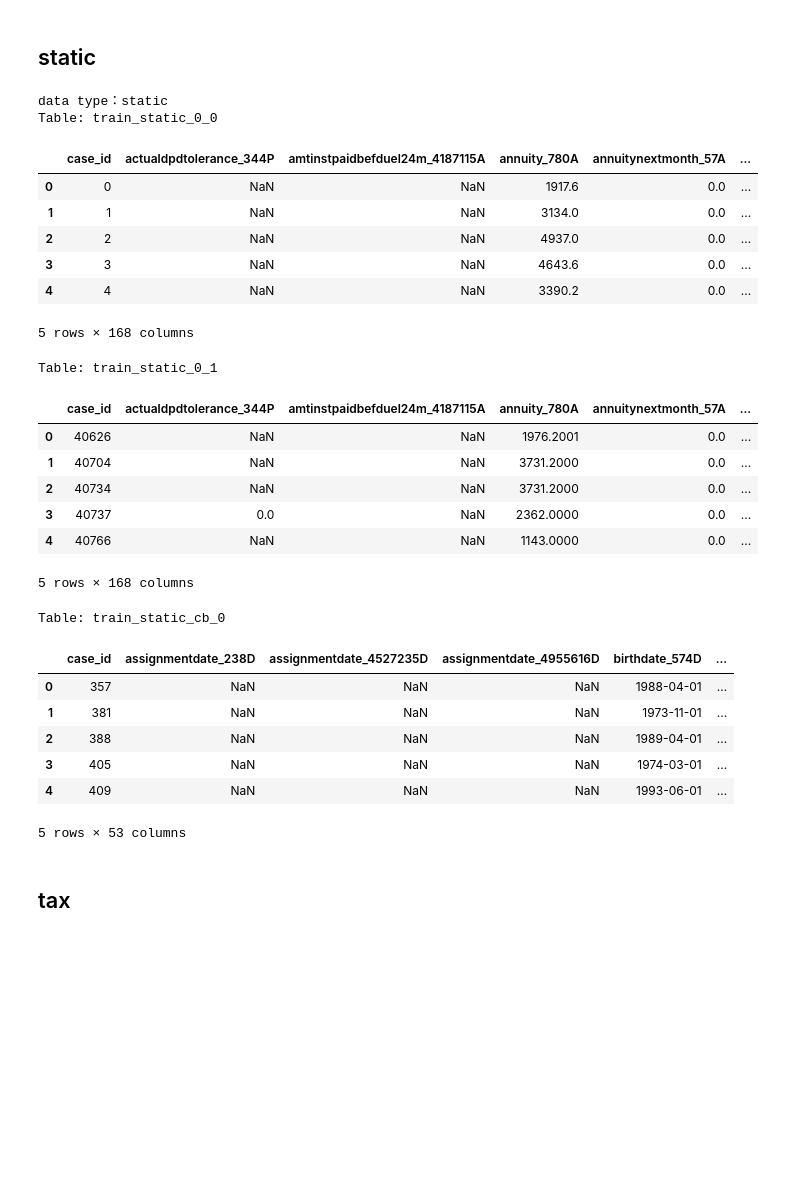
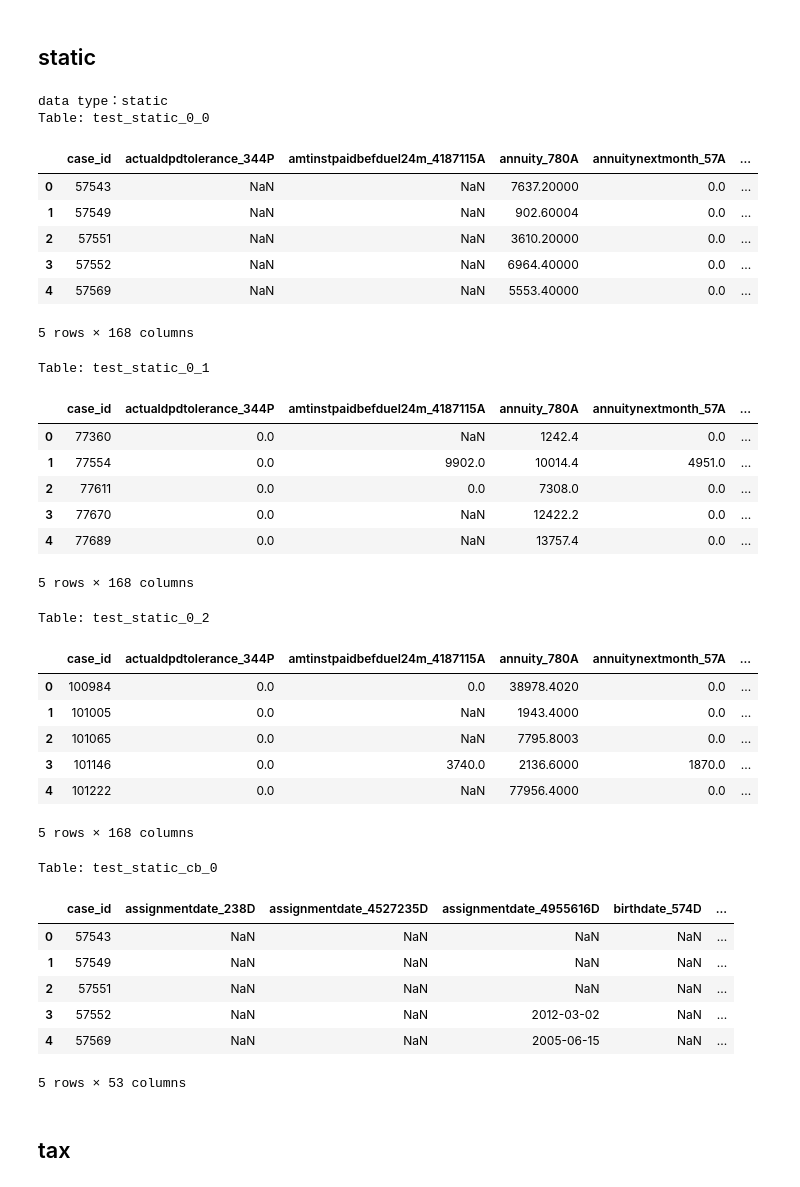
Before and after one commit to godyamap/kaggle, a Jupyter notebook: home_credit/data_check.ipynb, the cells around one changed output. Saved outputs shown, nothing was run; the diff lists cells and outputs as text; code cells hidden in the pictures; blank space fills up the shorter version.

```diff
--- a/home_credit/data_check.ipynb
+++ b/home_credit/data_check.ipynb
@@ -264,14 +282,14 @@ target_data_type = 'deposit'
 print(f'data type：{target_data_type}')
 
 # ディレクトリ内の条件に合致するCSVファイルのリストを取得
-csv_files = [f for f in os.listdir(dataPath + "csv_files/train/") if f.endswith('.csv') and target_data_type in f]
+csv_files = [f for f in os.listdir(dataPath + "csv_files/test/") if f.endswith('.csv') and target_data_type in f]
 
 # 条件に合致するCSVファイルを読み込み、変数に格納し、テーブル名と先頭5行を表示
 for file in sorted(csv_files):
     # ファイル名から拡張子を除いた名前を変数名として使用
     variable_name = file.replace('.csv', '')
     # CSVファイルを読み込み
-    globals()[variable_name] = pd.read_csv(dataPath + "csv_files/train/" + file, nrows=5)
+    globals()[variable_name] = pd.read_csv(dataPath + "csv_files/test/" + file, nrows=5)
     # テーブル名を表示
     print(f"Table: {variable_name}")
     # 先頭5行を表示
@@ -285,14 +310,14 @@ target_data_type = 'debitcard'
 print(f'data type：{target_data_type}')
 
 # ディレクトリ内の条件に合致するCSVファイルのリストを取得
-csv_files = [f for f in os.listdir(dataPath + "csv_files/train/") if f.endswith('.csv') and target_data_type in f]
+csv_files = [f for f in os.listdir(dataPath + "csv_files/test/") if f.endswith('.csv') and target_data_type in f]
 
 # 条件に合致するCSVファイルを読み込み、変数に格納し、テーブル名と先頭5行を表示
 for file in sorted(csv_files):
     # ファイル名から拡張子を除いた名前を変数名として使用
     variable_name = file.replace('.csv', '')
     # CSVファイルを読み込み
-    globals()[variable_name] = pd.read_csv(dataPath + "csv_files/train/" + file, nrows=5)
+    globals()[variable_name] = pd.read_csv(dataPath + "csv_files/test/" + file, nrows=5)
     # テーブル名を表示
     print(f"Table: {variable_name}")
     # 先頭5行を表示
@@ -306,14 +338,14 @@ target_data_type = 'other'
 print(f'data type：{target_data_type}')
 
 # ディレクトリ内の条件に合致するCSVファイルのリストを取得
-csv_files = [f for f in os.listdir(dataPath + "csv_files/train/") if f.endswith('.csv') and target_data_type in f]
+csv_files = [f for f in os.listdir(dataPath + "csv_files/test/") if f.endswith('.csv') and target_data_type in f]
 
 # 条件に合致するCSVファイルを読み込み、変数に格納し、テーブル名と先頭5行を表示
 for file in sorted(csv_files):
     # ファイル名から拡張子を除いた名前を変数名として使用
     variable_name = file.replace('.csv', '')
     # CSVファイルを読み込み
-    globals()[variable_name] = pd.read_csv(dataPath + "csv_files/train/" + file, nrows=5)
+    globals()[variable_name] = pd.read_csv(dataPath + "csv_files/test/" + file, nrows=5)
     # テーブル名を表示
     print(f"Table: {variable_name}")
     # 先頭5行を表示
@@ -334,14 +366,14 @@ target_data_type = 'person'
 print(f'data type：{target_data_type}')
 
 # ディレクトリ内の条件に合致するCSVファイルのリストを取得
-csv_files = [f for f in os.listdir(dataPath + "csv_files/train/") if f.endswith('.csv') and target_data_type in f]
+csv_files = [f for f in os.listdir(dataPath + "csv_files/test/") if f.endswith('.csv') and target_data_type in f]
 
 # 条件に合致するCSVファイルを読み込み、変数に格納し、テーブル名と先頭5行を表示
 for file in sorted(csv_files):
     # ファイル名から拡張子を除いた名前を変数名として使用
     variable_name = file.replace('.csv', '')
     # CSVファイルを読み込み
-    globals()[variable_name] = pd.read_csv(dataPath + "csv_files/train/" + file, nrows=5)
+    globals()[variable_name] = pd.read_csv(dataPath + "csv_files/test/" + file, nrows=5)
     # テーブル名を表示
     print(f"Table: {variable_name}")
     # 先頭5行を表示
@@ -368,46 +400,54 @@ Table: train_person_2
 # %%
 target_data_type = 'static'
 print(f'data type：{target_data_type}')
 
 # ディレクトリ内の条件に合致するCSVファイルのリストを取得
-csv_files = [f for f in os.listdir(dataPath + "csv_files/train/") if f.endswith('.csv') and target_data_type in f]
+csv_files = [f for f in os.listdir(dataPath + "csv_files/test/") if f.endswith('.csv') and target_data_type in f]
 
 # 条件に合致するCSVファイルを読み込み、変数に格納し、テーブル名と先頭5行を表示
 for file in sorted(csv_files):
     # ファイル名から拡張子を除いた名前を変数名として使用
     variable_name = file.replace('.csv', '')
     # CSVファイルを読み込み
-    globals()[variable_name] = pd.read_csv(dataPath + "csv_files/train/" + file, nrows=5)
+    globals()[variable_name] = pd.read_csv(dataPath + "csv_files/test/" + file, nrows=5)
     # テーブル名を表示
     print(f"Table: {variable_name}")
     # 先頭5行を表示
     display(globals()[variable_name].head())
 # %% [output]
 data type：static
-Table: train_static_0_0
+Table: test_static_0_0
 |  | case_id | actualdpdtolerance_344P | amtinstpaidbefduel24m_4187115A | annuity_780A | annuitynextmonth_57A | ... |
-| 0 | 0 | NaN | NaN | 1917.6 | 0.0 | ... |
-| 1 | 1 | NaN | NaN | 3134.0 | 0.0 | ... |
-| 2 | 2 | NaN | NaN | 4937.0 | 0.0 | ... |
-| 3 | 3 | NaN | NaN | 4643.6 | 0.0 | ... |
-| 4 | 4 | NaN | NaN | 3390.2 | 0.0 | ... |
+| 0 | 57543 | NaN | NaN | 7637.20000 | 0.0 | ... |
+| 1 | 57549 | NaN | NaN | 902.60004 | 0.0 | ... |
+| 2 | 57551 | NaN | NaN | 3610.20000 | 0.0 | ... |
+| 3 | 57552 | NaN | NaN | 6964.40000 | 0.0 | ... |
+| 4 | 57569 | NaN | NaN | 5553.40000 | 0.0 | ... |
 5 rows × 168 columns
-Table: train_static_0_1
+Table: test_static_0_1
 |  | case_id | actualdpdtolerance_344P | amtinstpaidbefduel24m_4187115A | annuity_780A | annuitynextmonth_57A | ... |
-| 0 | 40626 | NaN | NaN | 1976.2001 | 0.0 | ... |
-| 1 | 40704 | NaN | NaN | 3731.2000 | 0.0 | ... |
-| 2 | 40734 | NaN | NaN | 3731.2000 | 0.0 | ... |
-| 3 | 40737 | 0.0 | NaN | 2362.0000 | 0.0 | ... |
-| 4 | 40766 | NaN | NaN | 1143.0000 | 0.0 | ... |
+| 0 | 77360 | 0.0 | NaN | 1242.4 | 0.0 | ... |
+| 1 | 77554 | 0.0 | 9902.0 | 10014.4 | 4951.0 | ... |
+| 2 | 77611 | 0.0 | 0.0 | 7308.0 | 0.0 | ... |
+| 3 | 77670 | 0.0 | NaN | 12422.2 | 0.0 | ... |
+| 4 | 77689 | 0.0 | NaN | 13757.4 | 0.0 | ... |
 5 rows × 168 columns
-Table: train_static_cb_0
+Table: test_static_0_2
-|  | case_id | assignmentdate_238D | assignmentdate_4527235D | assignmentdate_4955616D | birthdate_574D | ... |
-| 0 | 357 | NaN | NaN | NaN | 1988-04-01 | ... |
-| 1 | 381 | NaN | NaN | NaN | 1973-11-01 | ... |
-| 2 | 388 | NaN | NaN | NaN | 1989-04-01 | ... |
-| 3 | 405 | NaN | NaN | NaN | 1974-03-01 | ... |
-| 4 | 409 | NaN | NaN | NaN | 1993-06-01 | ... |
+|  | case_id | actualdpdtolerance_344P | amtinstpaidbefduel24m_4187115A | annuity_780A | annuitynextmonth_57A | ... |
+| 0 | 100984 | 0.0 | 0.0 | 38978.4020 | 0.0 | ... |
+| 1 | 101005 | 0.0 | NaN | 1943.4000 | 0.0 | ... |
+| 2 | 101065 | 0.0 | NaN | 7795.8003 | 0.0 | ... |
+| 3 | 101146 | 0.0 | 3740.0 | 2136.6000 | 1870.0 | ... |
+| 4 | 101222 | 0.0 | NaN | 77956.4000 | 0.0 | ... |
-5 rows × 53 columns
+5 rows × 168 columns
+Table: test_static_cb_0
+|  | case_id | assignmentdate_238D | assignmentdate_4527235D | assignmentdate_4955616D | birthdate_574D | ... |
+| 0 | 57543 | NaN | NaN | NaN | NaN | ... |
+| 1 | 57549 | NaN | NaN | NaN | NaN | ... |
+| 2 | 57551 | NaN | NaN | NaN | NaN | ... |
+| 3 | 57552 | NaN | NaN | 2012-03-02 | NaN | ... |
+| 4 | 57569 | NaN | NaN | 2005-06-15 | NaN | ... |
+5 rows × 53 columns
 # %% [markdown]
 ## tax
 # %%
```
Also changed, not shown: parts of 10 cells of this notebook.
